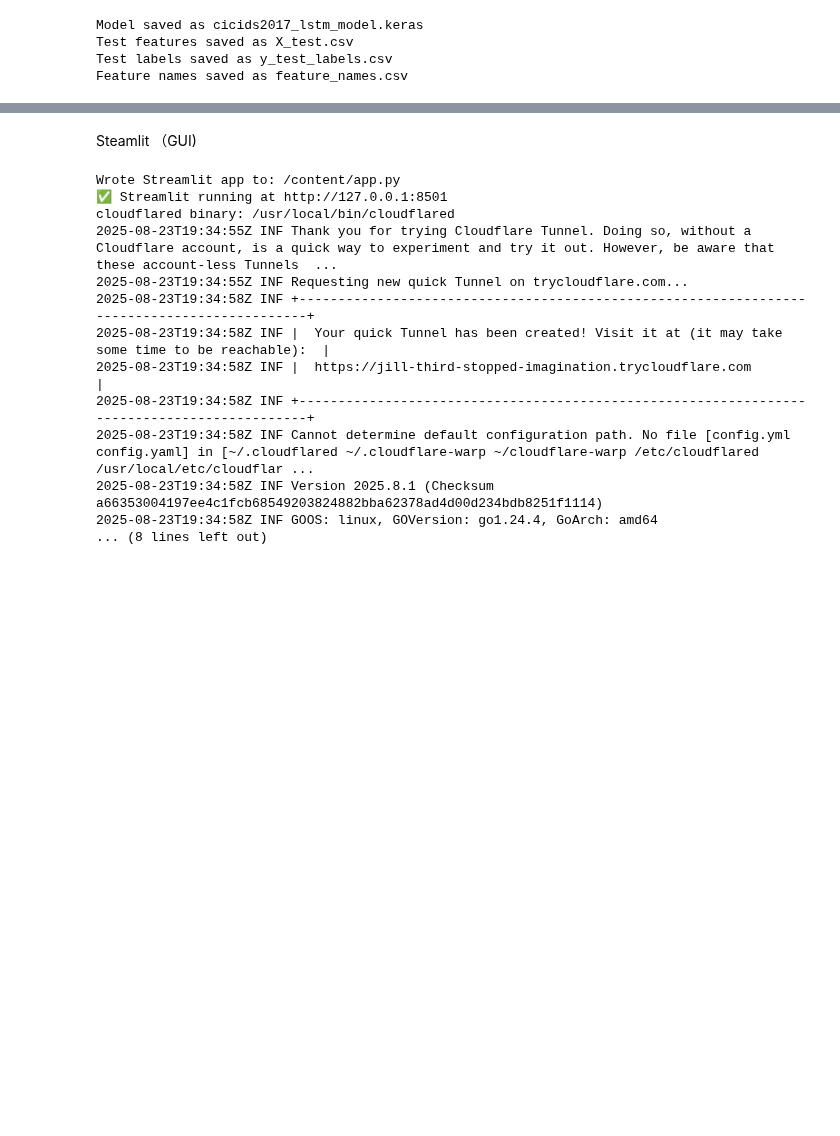
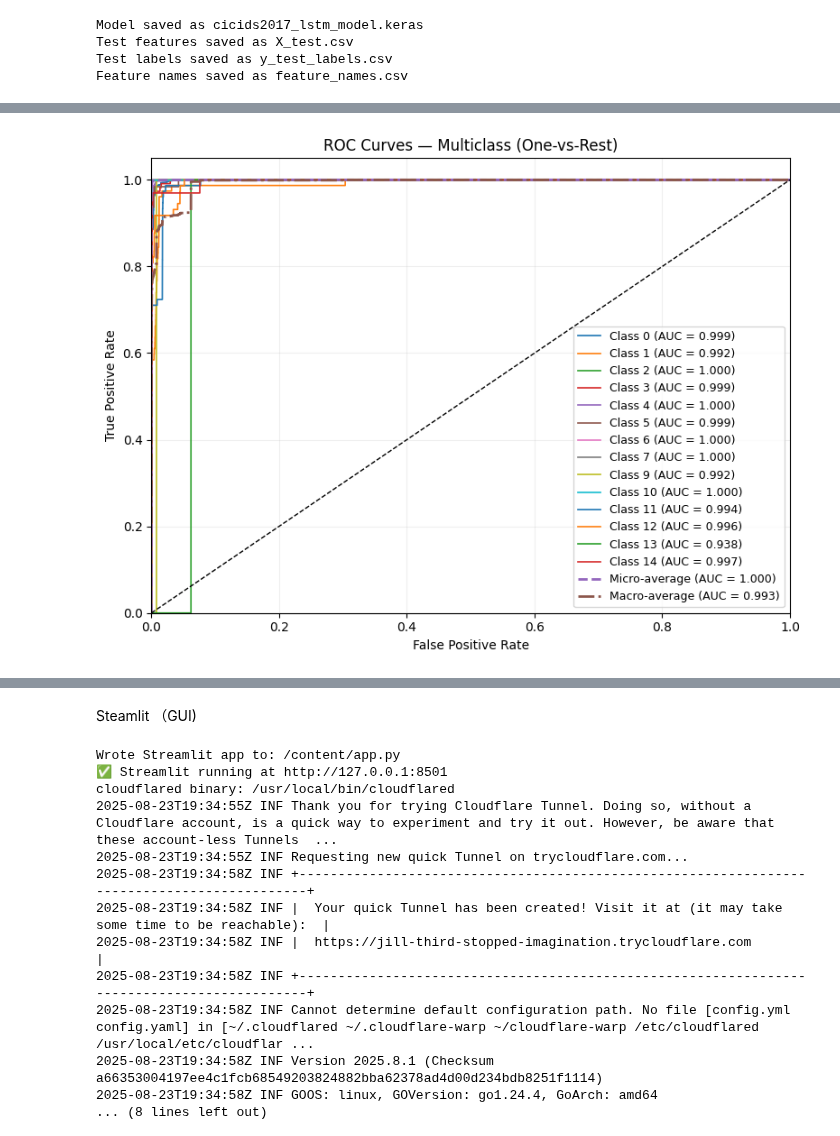
Before and after one commit to JamesTan44181/DLI-Group-Assignment, a Jupyter notebook: GroupAssignment.ipynb, the cells around one changed output, grey strips where cells are left out. Drawn from its saved outputs; the diff is of its cells as text; code cells hidden in the pictures; blank space fills up the shorter version.

Commit message:
Fixed ROC-ACC and added ROC curve graph

```diff
--- a/GroupAssignment.ipynb
+++ b/GroupAssignment.ipynb
@@ -1668,0 +1739,81 @@ Overall: Strong overall accuracy, but macro-F1 and recall suggest room for impro
+# %%
+import numpy as np
+import matplotlib.pyplot as plt
+from sklearn.metrics import roc_curve, auc
+
+# --- Preconditions ---
+assert y_test.ndim == 2 and y_proba.ndim == 2, "y_test and y_proba must be (N, K)"
+assert y_test.shape == y_proba.shape, "y_test and y_proba must have same shape"
+num_classes = y_test.shape[1]
+names = class_names if 'class_names' in globals() and len(class_names) == num_classes else [f"Class {i}" for i in range(num_classes)]
+
+# --- Per-class ROC (skip invalid classes) ---
+fpr, tpr, roc_auc = {}, {}, {}
+valid_mask = np.ones(num_classes, dtype=bool)
+skipped = []
+
+for i in range(num_classes):
+    y_true_i = y_test[:, i]
+    y_score_i = y_proba[:, i]
+    # must have both pos and neg for ROC
+    if (y_true_i.sum() == 0) or (y_true_i.sum() == len(y_true_i)):
+        valid_mask[i] = False
+        skipped.append(names[i])
+        continue
+    fpr[i], tpr[i], _ = roc_curve(y_true_i, y_score_i)
+    roc_auc[i] = auc(fpr[i], tpr[i])
+
+# --- Micro-average ROC ---
+# Flatten all classes to compute micro ROC
+fpr["micro"], tpr["micro"], _ = roc_curve(y_test.ravel(), y_proba.ravel())
+roc_auc["micro"] = auc(fpr["micro"], tpr["micro"])
+
+# --- Macro-average ROC (over valid classes only) ---
+valid_indices = np.where(valid_mask)[0]
+if len(valid_indices) > 0:
+    # Aggregate all FPR points
+    all_fpr = np.unique(np.concatenate([fpr[i] for i in valid_indices]))
+    # Interpolate TPR for each class and average
+    mean_tpr = np.zeros_like(all_fpr)
+    for i in valid_indices:
+        mean_tpr += np.interp(all_fpr, fpr[i], tpr[i])
+    mean_tpr /= len(valid_indices)
+    fpr["macro"], tpr["macro"] = all_fpr, mean_tpr
+    roc_auc["macro"] = auc(fpr["macro"], tpr["macro"])
+else:
+    fpr["macro"], tpr["macro"], roc_auc["macro"] = None, None, np.nan
+
+# --- Plot ---
+plt.figure(figsize=(8, 6))
+
+# Plot per-class curves (limit legend clutter if needed)
+max_classes_to_plot = num_classes  # change e.g. to 8 if too cluttered
+count_plotted = 0
+for i in range(num_classes):
+    if i in valid_indices and count_plotted < max_classes_to_plot:
+        plt.plot(fpr[i], tpr[i], lw=1.2, label=f"{names[i]} (AUC = {roc_auc[i]:.3f})")
+        count_plotted += 1
+
+# Plot micro and macro
+plt.plot(fpr["micro"], tpr["micro"], lw=2.0, linestyle="--", label=f"Micro-average (AUC = {roc_auc['micro']:.3f})")
+if fpr["macro"] is not None:
+    plt.plot(fpr["macro"], tpr["macro"], lw=2.0, linestyle="-.", label=f"Macro-average (AUC = {roc_auc['macro']:.3f})")
+
+# Diagonal
+plt.plot([0, 1], [0, 1], "k--", lw=1)
+
+plt.title("ROC Curves — Multiclass (One-vs-Rest)")
+plt.xlabel("False Positive Rate")
+plt.ylabel("True Positive Rate")
+plt.xlim([0.0, 1.0])
+plt.ylim([0.0, 1.05])
+plt.legend(loc="lower right", fontsize=9, ncol=1)
+plt.grid(alpha=0.2)
+plt.tight_layout()
+plt.savefig("roc_curves.png", dpi=200)
+plt.show()
+
+if skipped:
+    print("⚠️ Skipped classes (no positives or no negatives in y_test):", skipped)
+# %% [output]
+[figure, added]
```
Also changed, not shown: parts of 9 cells of this notebook.
